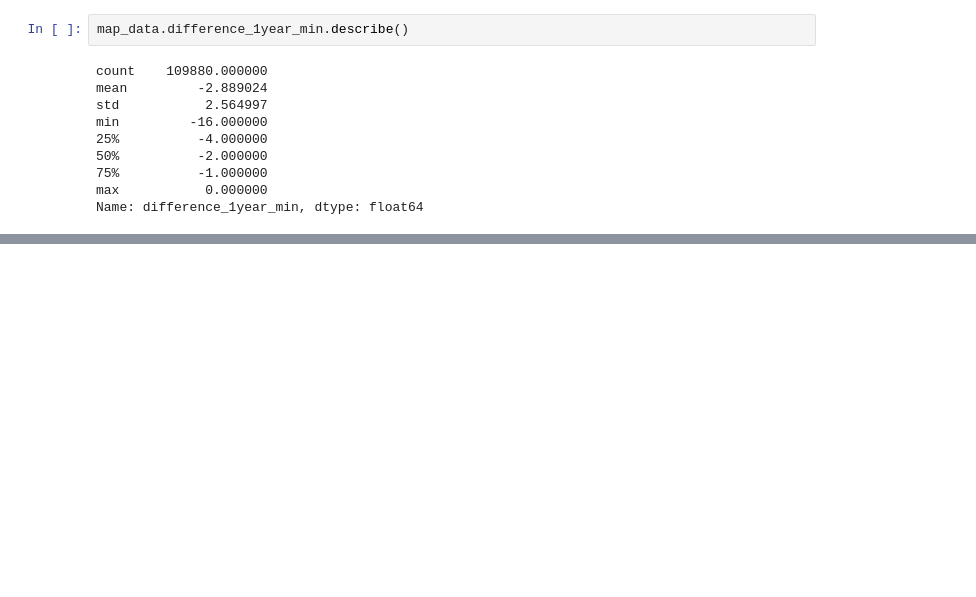
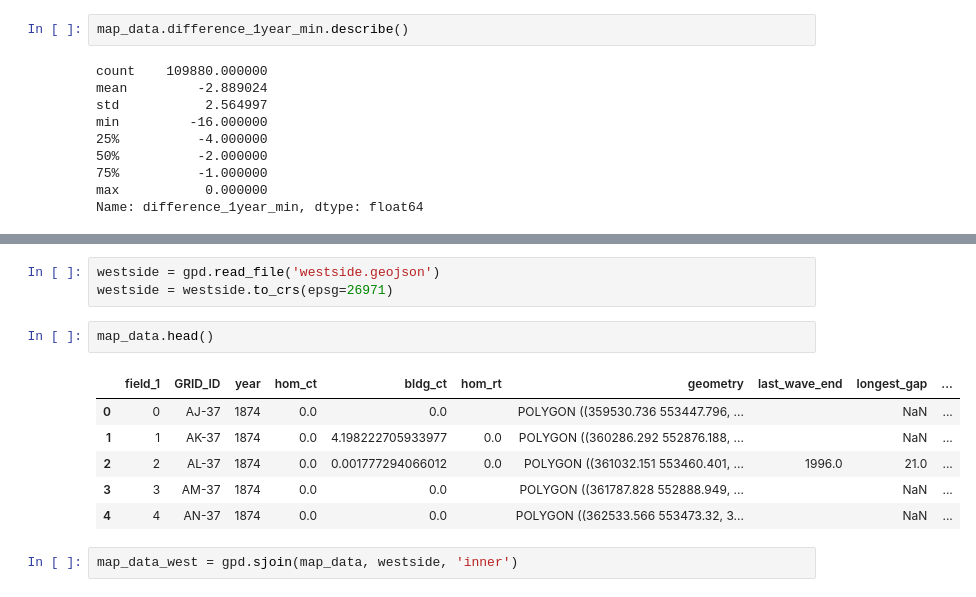
Before and after one commit to uchicago-justice-project/decreasing-homicide-waves, a Jupyter notebook: home_decrease_4.ipynb, the cells around one changed output, grey strips where cells are left out. Drawn from its saved outputs; the diff is of its cells as text; blank space fills up the shorter version.

```diff
--- a/home_decrease_4.ipynb
+++ b/home_decrease_4.ipynb
@@ -210,0 +341,14 @@ GIF saved as change_dist_south/change_dist_south_gif_1year.gif in change_dist_so
+# %%
+westside = gpd.read_file('westside.geojson')
+westside = westside.to_crs(epsg=26971)
+# %%
+map_data.head()
+# %% [output]
+|  | field_1 | GRID_ID | year | hom_ct | bldg_ct | hom_rt | geometry | last_wave_end | longest_gap | ... |
+| 0 | 0 | AJ-37 | 1874 | 0.0 | 0.0 |  | POLYGON ((359530.736 553447.796, ... |  | NaN | ... |
+| 1 | 1 | AK-37 | 1874 | 0.0 | 4.198222705933977 | 0.0 | POLYGON ((360286.292 552876.188, ... |  | NaN | ... |
+| 2 | 2 | AL-37 | 1874 | 0.0 | 0.001777294066012 | 0.0 | POLYGON ((361032.151 553460.401, ... | 1996.0 | 21.0 | ... |
+| 3 | 3 | AM-37 | 1874 | 0.0 | 0.0 |  | POLYGON ((361787.828 552888.949, ... |  | NaN | ... |
+| 4 | 4 | AN-37 | 1874 | 0.0 | 0.0 |  | POLYGON ((362533.566 553473.32, 3... |  | NaN | ... |
+# %%
+map_data_west = gpd.sjoin(map_data, westside, 'inner')
```
Also changed, not shown: parts of 21 cells of this notebook, 3 other files.
